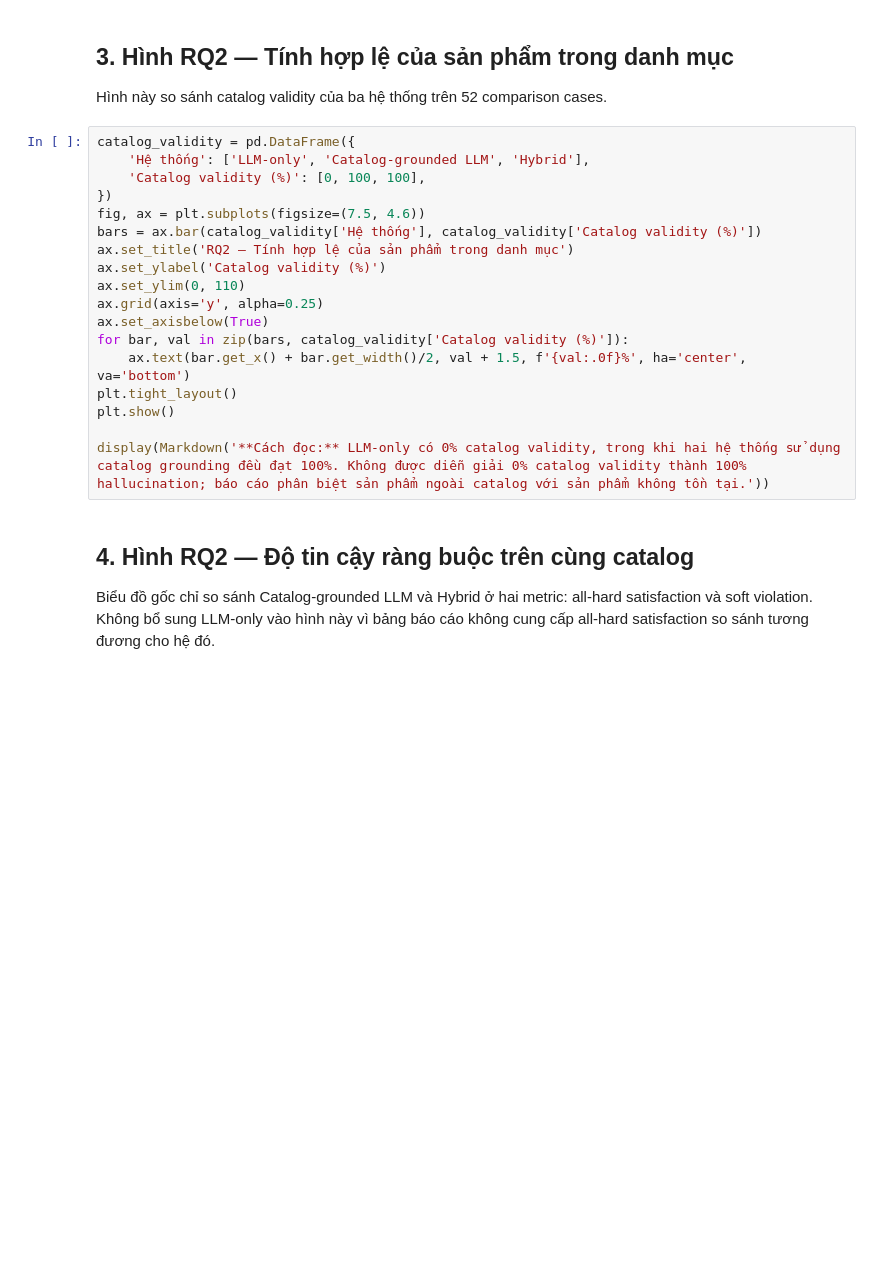
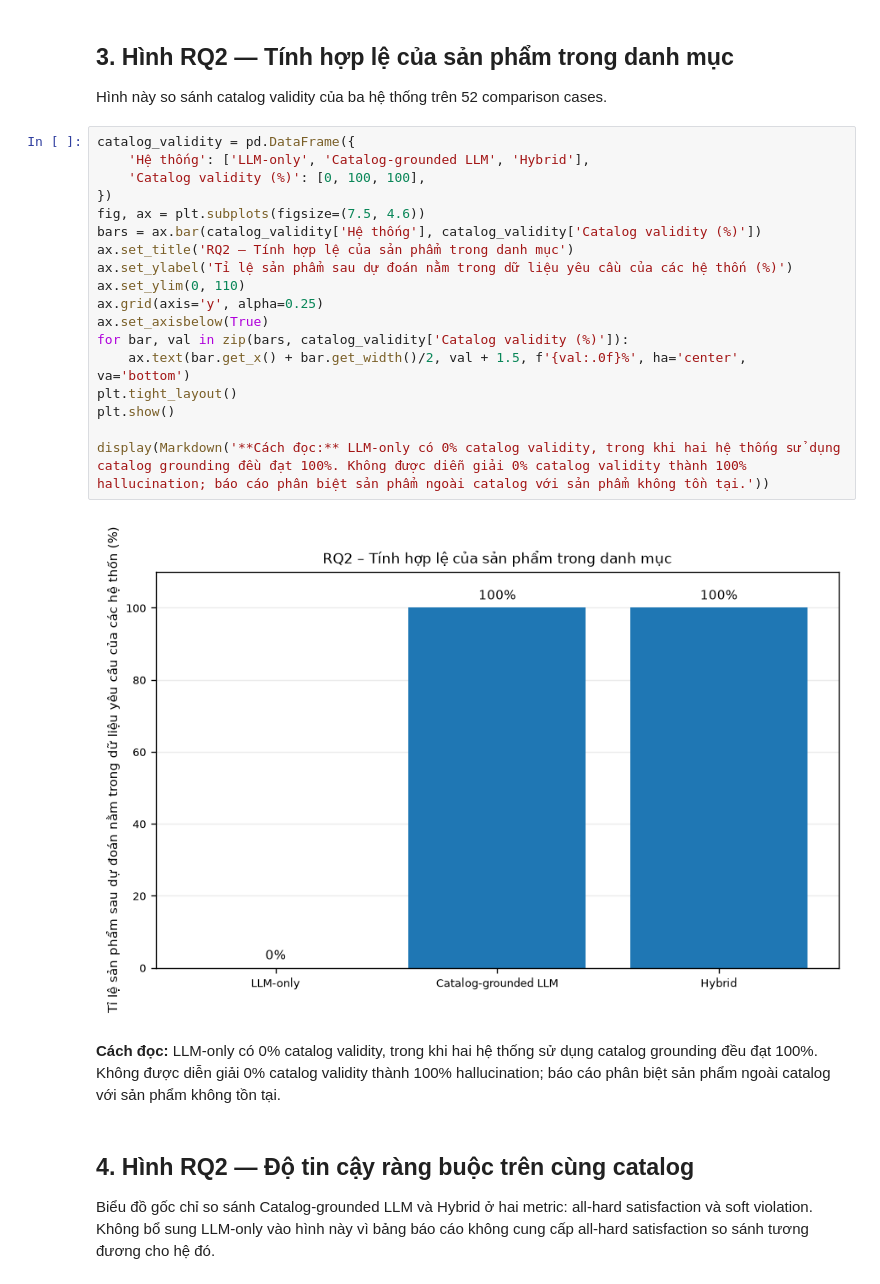
Before and after one commit to mr1887/SMART-LAPTOP-DECISION-SUPPORT-CHATBOT, a Jupyter notebook: experiments/recreate_report_figures.ipynb, the cells around one changed output. Drawn from its saved outputs; the diff is of its cells as text; blank space fills up the shorter version.

```diff
--- a/experiments/recreate_report_figures.ipynb
+++ b/experiments/recreate_report_figures.ipynb
@@ -97,21 +133,24 @@ Hình này so sánh catalog validity của ba hệ thống trên 52 comparison c
 # %%
 catalog_validity = pd.DataFrame({
     'Hệ thống': ['LLM-only', 'Catalog-grounded LLM', 'Hybrid'],
     'Catalog validity (%)': [0, 100, 100],
 })
 fig, ax = plt.subplots(figsize=(7.5, 4.6))
 bars = ax.bar(catalog_validity['Hệ thống'], catalog_validity['Catalog validity (%)'])
 ax.set_title('RQ2 – Tính hợp lệ của sản phẩm trong danh mục')
-ax.set_ylabel('Catalog validity (%)')
+ax.set_ylabel('Tỉ lệ sản phẩm sau dự đoán nằm trong dữ liệu yêu cầu của các hệ thốn (%)')
 ax.set_ylim(0, 110)
 ax.grid(axis='y', alpha=0.25)
 ax.set_axisbelow(True)
 for bar, val in zip(bars, catalog_validity['Catalog validity (%)']):
     ax.text(bar.get_x() + bar.get_width()/2, val + 1.5, f'{val:.0f}%', ha='center', va='bottom')
 plt.tight_layout()
 plt.show()
 
 display(Markdown('**Cách đọc:** LLM-only có 0% catalog validity, trong khi hai hệ thống sử dụng catalog grounding đều đạt 100%. Không được diễn giải 0% catalog validity thành 100% hallucination; báo cáo phân biệt sản phẩm ngoài catalog với sản phẩm không tồn tại.'))
+# %% [output]
+[figure, added]
+**Cách đọc:** LLM-only có 0% catalog validity, trong khi hai hệ thống sử dụng catalog grounding đều đạt 100%. Không được diễn giải 0% catalog validity thành 100% hallucination; báo cáo phân biệt sản phẩm ngoài catalog với sản phẩm không tồn tại.
 # %% [markdown]
 ## 4. Hình RQ2 — Độ tin cậy ràng buộc trên cùng catalog
 
```
Also changed, not shown: parts of 9 cells of this notebook, 3 other files.
